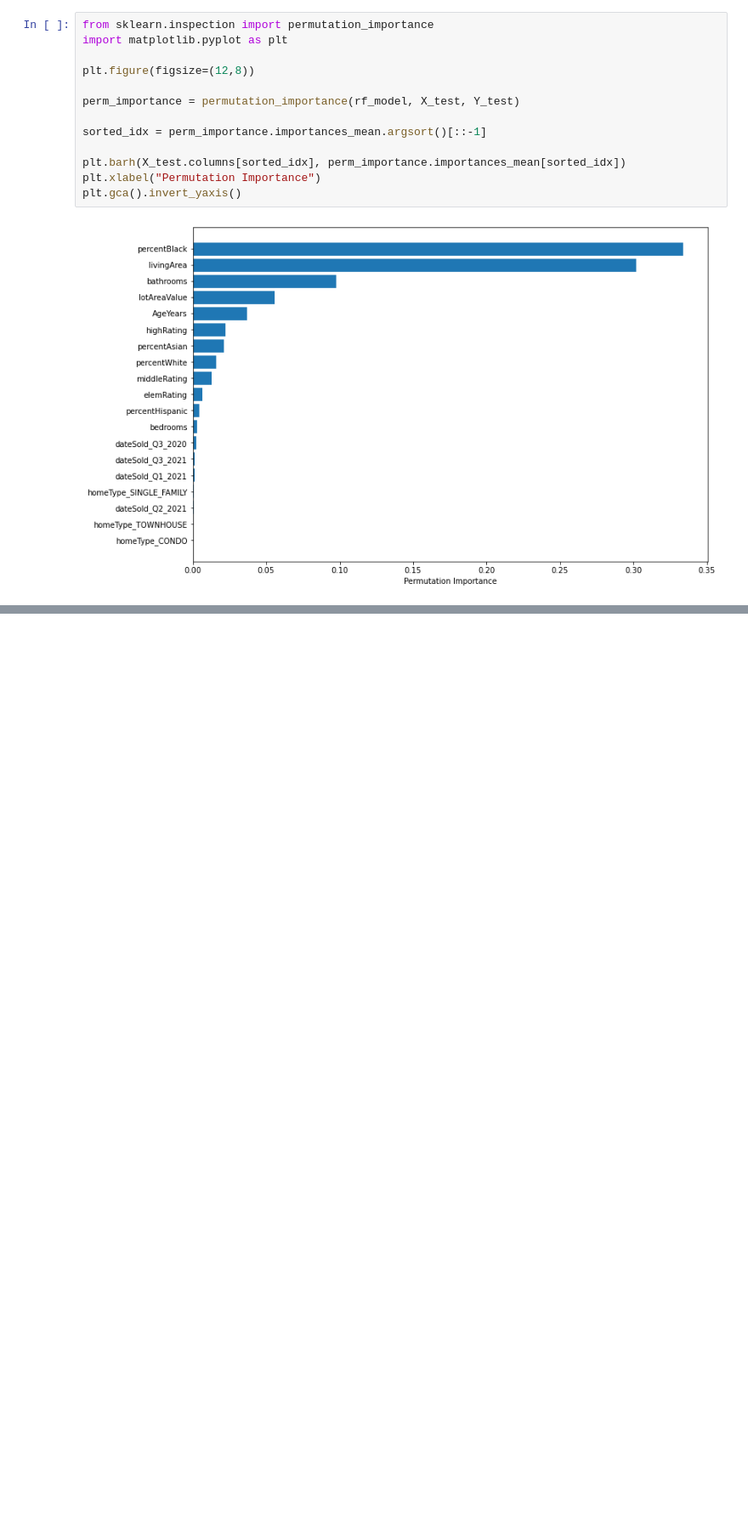
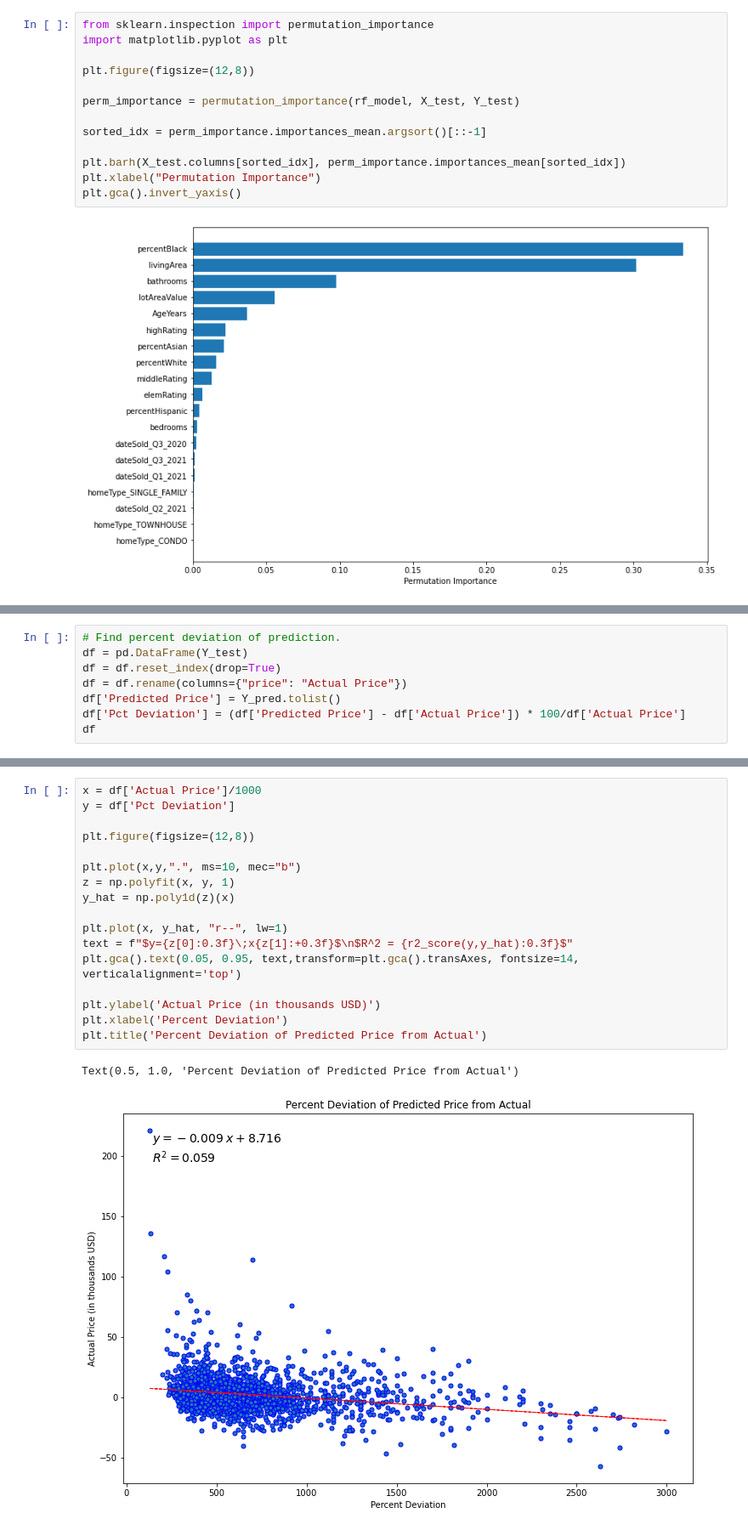
Before and after one commit to drawidsw/final-project, a Jupyter notebook: code-ml-models/ml_all_enrichment.ipynb, the cells around one changed output, grey strips where cells are left out. Shown: that part at 85% size. Saved outputs shown, nothing was run; the diff lists cells and outputs as text; blank space fills up the shorter version.

```diff
--- a/code-ml-models/ml_all_enrichment.ipynb
+++ b/code-ml-models/ml_all_enrichment.ipynb
@@ -265,0 +306,8 @@ plt.gcf().axes[0].yaxis.get_major_formatter().set_scientific(False)
+# %%
+# Find percent deviation of prediction.
+df = pd.DataFrame(Y_test)
+df = df.reset_index(drop=True)
+df = df.rename(columns={"price": "Actual Price"})
+df['Predicted Price'] = Y_pred.tolist()
+df['Pct Deviation'] = (df['Predicted Price'] - df['Actual Price']) * 100/df['Actual Price']
+df
@@ -265,0 +328,20 @@ plt.gcf().axes[0].yaxis.get_major_formatter().set_scientific(False)
+# %%
+x = df['Actual Price']/1000
+y = df['Pct Deviation']
+
+plt.figure(figsize=(12,8))
+
+plt.plot(x,y,".", ms=10, mec="b")
+z = np.polyfit(x, y, 1)
+y_hat = np.poly1d(z)(x)
+
+plt.plot(x, y_hat, "r--", lw=1)
+text = f"$y={z[0]:0.3f}\;x{z[1]:+0.3f}$\n$R^2 = {r2_score(y,y_hat):0.3f}$"
+plt.gca().text(0.05, 0.95, text,transform=plt.gca().transAxes, fontsize=14, verticalalignment='top')
+
+plt.ylabel('Actual Price (in thousands USD)')
+plt.xlabel('Percent Deviation')
+plt.title('Percent Deviation of Predicted Price from Actual')
+# %% [output]
+Text(0.5, 1.0, 'Percent Deviation of Predicted Price from Actual')
+[figure, added]
```
Also changed, not shown: parts of 8 cells of this notebook, 5 other files.
